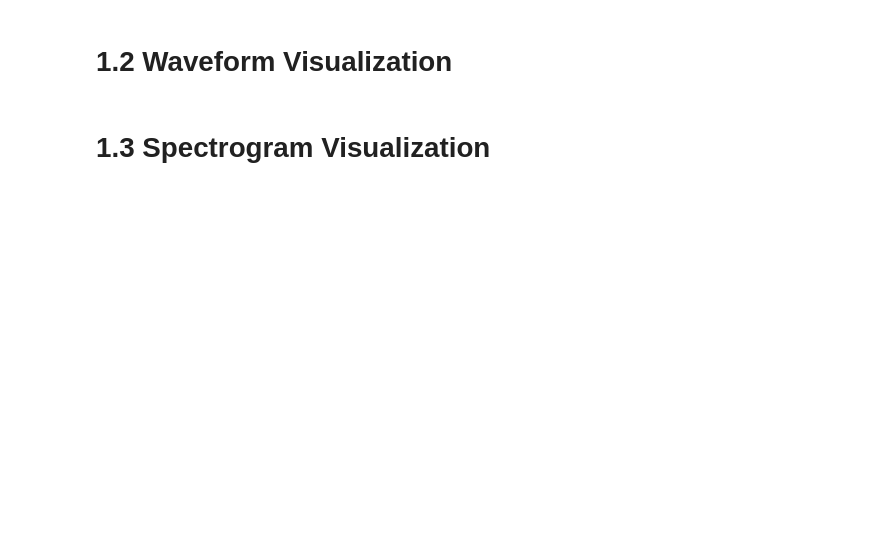
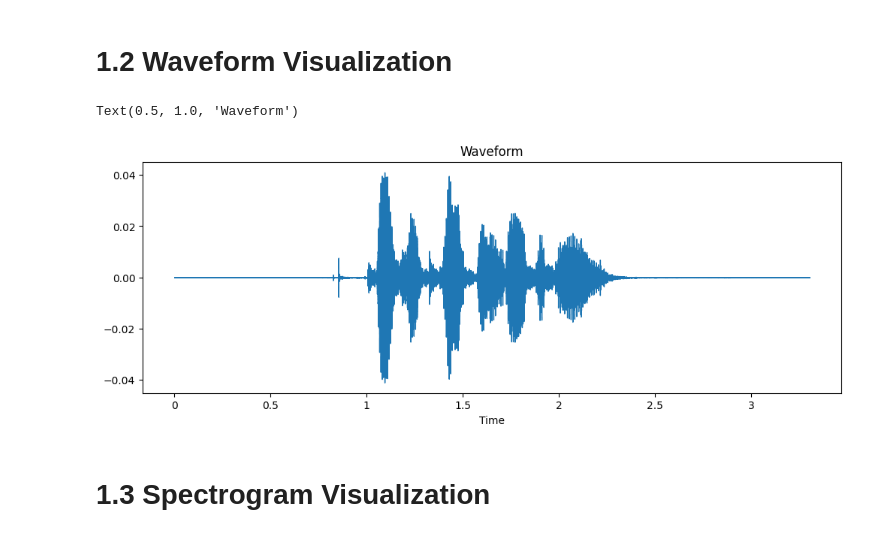
Before and after one commit to anshukumar2932/EmotionDetection-from-voice, a Jupyter notebook: Ravdees-Training/cnn.ipynb, the cells around one changed output. Cells and saved outputs as stored; diff of their text form; code cells hidden in the pictures; blank space fills up the shorter version.

```diff
--- a/Ravdees-Training/cnn.ipynb
+++ b/Ravdees-Training/cnn.ipynb
@@ -79,13 +100,16 @@ plt.show()
 # %% [markdown]
 # 1.2 Waveform Visualization
 # %%
-file = glob.glob(data_directory + "/Actor_*/*.wav")[0]
+file = glob.glob(data_directory + "/*.wav")[0]
 
 data, sr = librosa.load(file)
 
 plt.figure(figsize=(12,4))
 librosa.display.waveshow(data, sr=sr)
 plt.title("Waveform")
+# %% [output]
+Text(0.5, 1.0, 'Waveform')
+[figure, added]
 # %% [markdown]
 # 1.3 Spectrogram Visualization
 # %%
```
Also changed, not shown: parts of 23 cells of this notebook, 16 other files.
